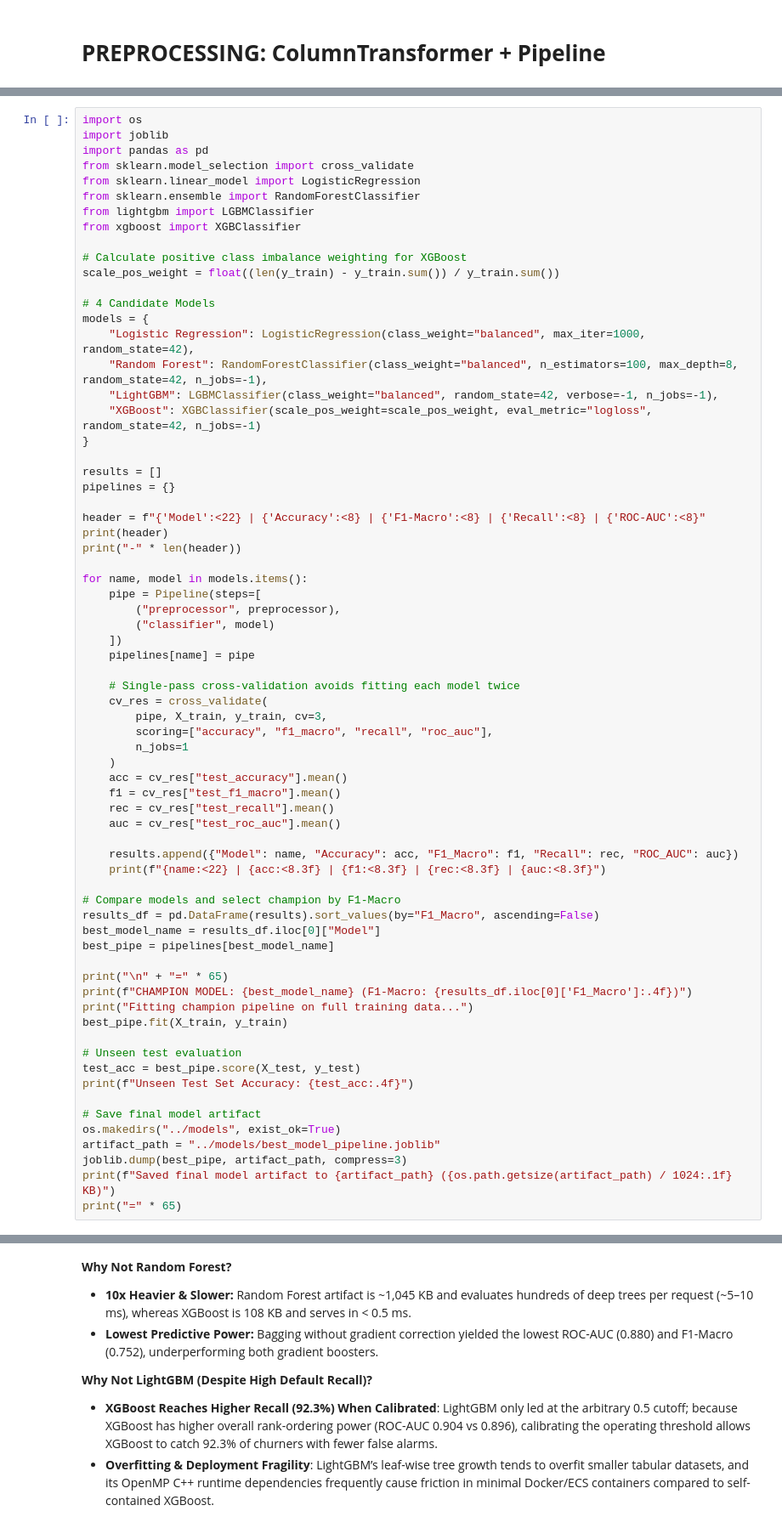
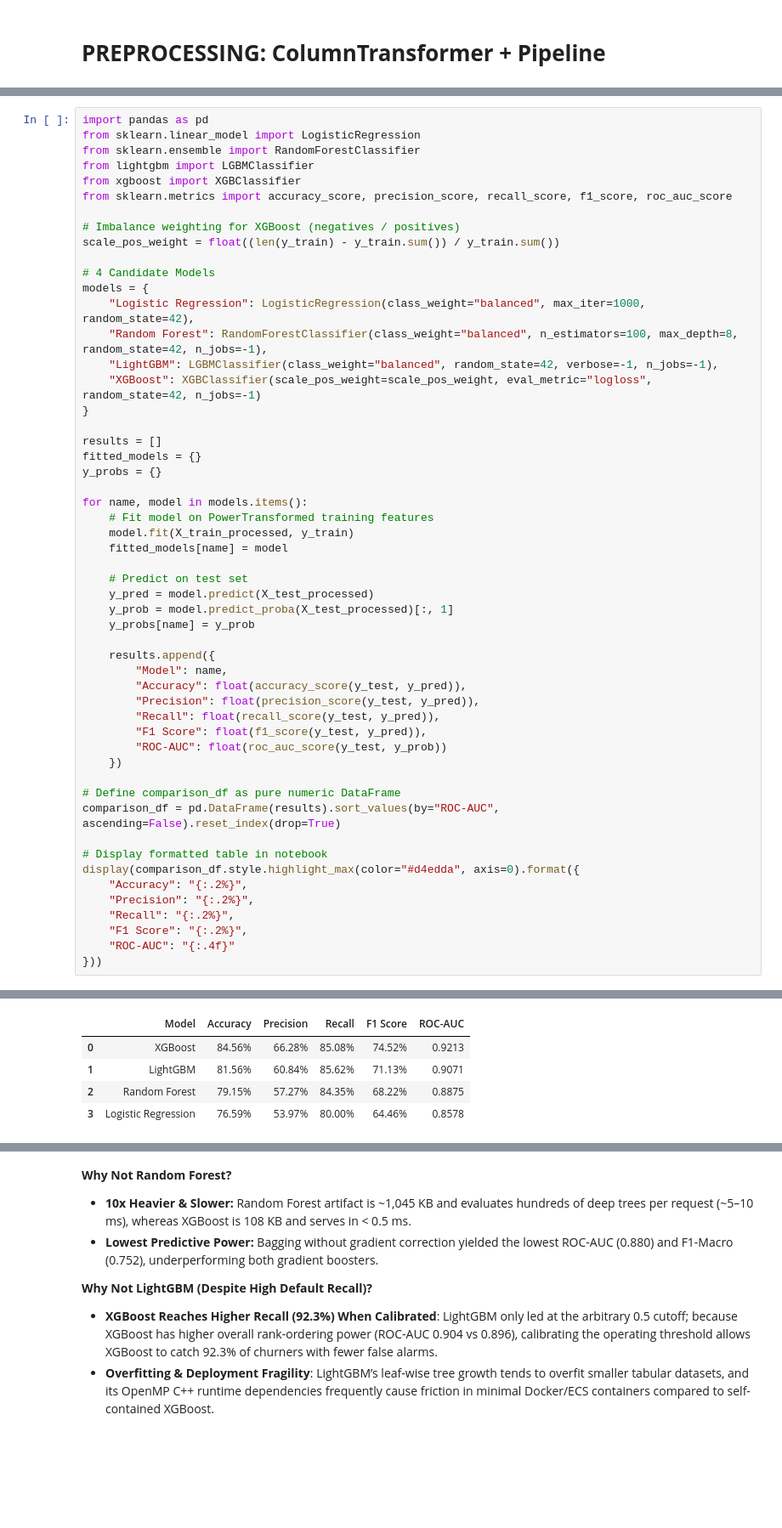
Before and after one commit to AduetDabral1/Customer-Churn, a Jupyter notebook: notebooks/EDA.ipynb, the cells around one changed output, grey strips where cells are left out. Shown at 85% size. Saved outputs shown, nothing was run; the diff lists cells and outputs as text; blank space fills up the shorter version.

```diff
--- a/notebooks/EDA.ipynb
+++ b/notebooks/EDA.ipynb
@@ -440,14 +581,12 @@ ColumnTransformer(transformers=[('pt_numerical',
 # %%
-import os
-import joblib
 import pandas as pd
-from sklearn.model_selection import cross_validate
 from sklearn.linear_model import LogisticRegression
 from sklearn.ensemble import RandomForestClassifier
 from lightgbm import LGBMClassifier
 from xgboost import XGBClassifier
+from sklearn.metrics import accuracy_score, precision_score, recall_score, f1_score, roc_auc_score
 
-# Calculate positive class imbalance weighting for XGBoost
+# Imbalance weighting for XGBoost (negatives / positives)
 scale_pos_weight = float((len(y_train) - y_train.sum()) / y_train.sum())
 
 # 4 Candidate Models
@@ -459,51 +598,37 @@ models = {
 }
 
 results = []
-pipelines = {}
-
-header = f"{'Model':<22} | {'Accuracy':<8} | {'F1-Macro':<8} | {'Recall':<8} | {'ROC-AUC':<8}"
-print(header)
-print("-" * len(header))
+fitted_models = {}
+y_probs = {}
 
 for name, model in models.items():
-    pipe = Pipeline(steps=[
-        ("preprocessor", preprocessor),
-        ("classifier", model)
-    ])
-    pipelines[name] = pipe
+    # Fit model on PowerTransformed training features
+    model.fit(X_train_processed, y_train)
+    fitted_models[name] = model
 
-    # Single-pass cross-validation avoids fitting each model twice
-    cv_res = cross_validate(
-        pipe, X_train, y_train, cv=3,
-        scoring=["accuracy", "f1_macro", "recall", "roc_auc"],
-        n_jobs=1
-    )
-    acc = cv_res["test_accuracy"].mean()
-    f1 = cv_res["test_f1_macro"].mean()
-    rec = cv_res["test_recall"].mean()
-    auc = cv_res["test_roc_auc"].mean()
+    # Predict on test set
+    y_pred = model.predict(X_test_processed)
+    y_prob = model.predict_proba(X_test_processed)[:, 1]
+    y_probs[name] = y_prob
 
-    results.append({"Model": name, "Accuracy": acc, "F1_Macro": f1, "Recall": rec, "ROC_AUC": auc})
-    print(f"{name:<22} | {acc:<8.3f} | {f1:<8.3f} | {rec:<8.3f} | {auc:<8.3f}")
+    results.append({
+        "Model": name,
+        "Accuracy": float(accuracy_score(y_test, y_pred)),
+        "Precision": float(precision_score(y_test, y_pred)),
+        "Recall": float(recall_score(y_test, y_pred)),
+        "F1 Score": float(f1_score(y_test, y_pred)),
+        "ROC-AUC": float(roc_auc_score(y_test, y_prob))
+    })
 
-# Compare models and select champion by F1-Macro
-results_df = pd.DataFrame(results).sort_values(by="F1_Macro", ascending=False)
-best_model_name = results_df.iloc[0]["Model"]
-best_pipe = pipelines[best_model_name]
+# Define comparison_df as pure numeric DataFrame
+comparison_df = pd.DataFrame(results).sort_values(by="ROC-AUC", ascending=False).reset_index(drop=True)
 
-print("\n" + "=" * 65)
-print(f"CHAMPION MODEL: {best_model_name} (F1-Macro: {results_df.iloc[0]['F1_Macro']:.4f})")
-print("Fitting champion pipeline on full training data...")
-best_pipe.fit(X_train, y_train)
-
-# Unseen test evaluation
-test_acc = best_pipe.score(X_test, y_test)
-print(f"Unseen Test Set Accuracy: {test_acc:.4f}")
-
-# Save final model artifact
-os.makedirs("../models", exist_ok=True)
-artifact_path = "../models/best_model_pipeline.joblib"
-joblib.dump(best_pipe, artifact_path, compress=3)
-print(f"Saved final model artifact to {artifact_path} ({os.path.getsize(artifact_path) / 1024:.1f} KB)")
-print("=" * 65)
+# Display formatted table in notebook
+display(comparison_df.style.highlight_max(color="#d4edda", axis=0).format({
+    "Accuracy": "{:.2%}",
+    "Precision": "{:.2%}",
+    "Recall": "{:.2%}",
+    "F1 Score": "{:.2%}",
+    "ROC-AUC": "{:.4f}"
+}))
 # %% [output]
@@ -523 +635,6 @@ Saved final model artifact to ../models/best_model_pipeline.joblib (136.2 KB)
+|  | Model | Accuracy | Precision | Recall | F1 Score | ROC-AUC |
+| 0 | XGBoost | 84.56% | 66.28% | 85.08% | 74.52% | 0.9213 |
+| 1 | LightGBM | 81.56% | 60.84% | 85.62% | 71.13% | 0.9071 |
+| 2 | Random Forest | 79.15% | 57.27% | 84.35% | 68.22% | 0.8875 |
+| 3 | Logistic Regression | 76.59% | 53.97% | 80.00% | 64.46% | 0.8578 |
 # %%
```
Also changed, not shown: parts of 36 cells of this notebook, 23 other files.
